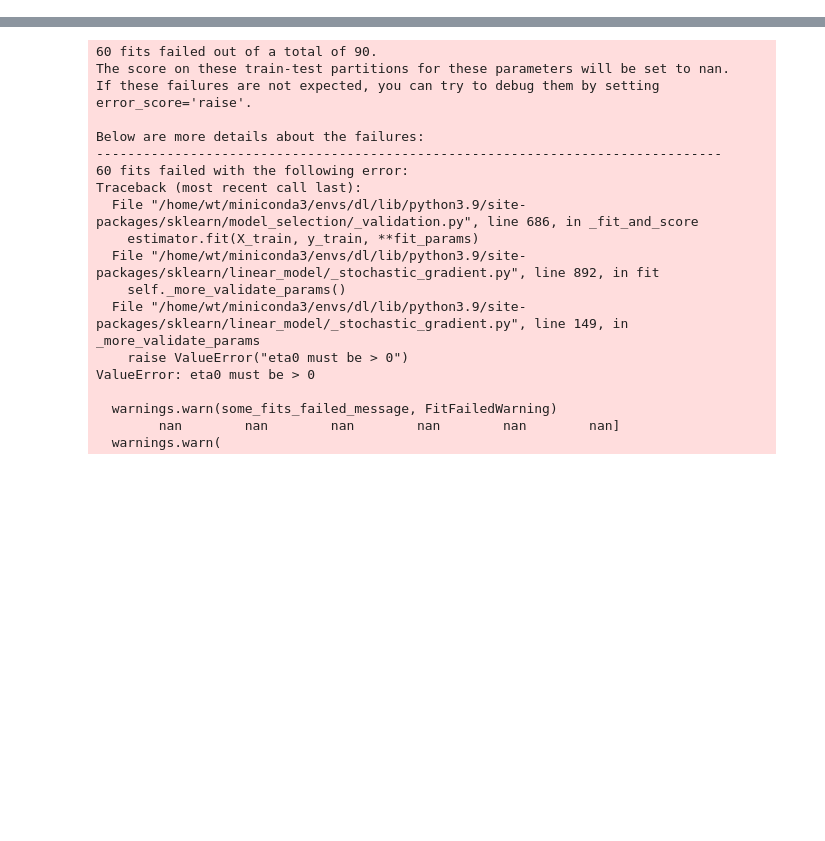
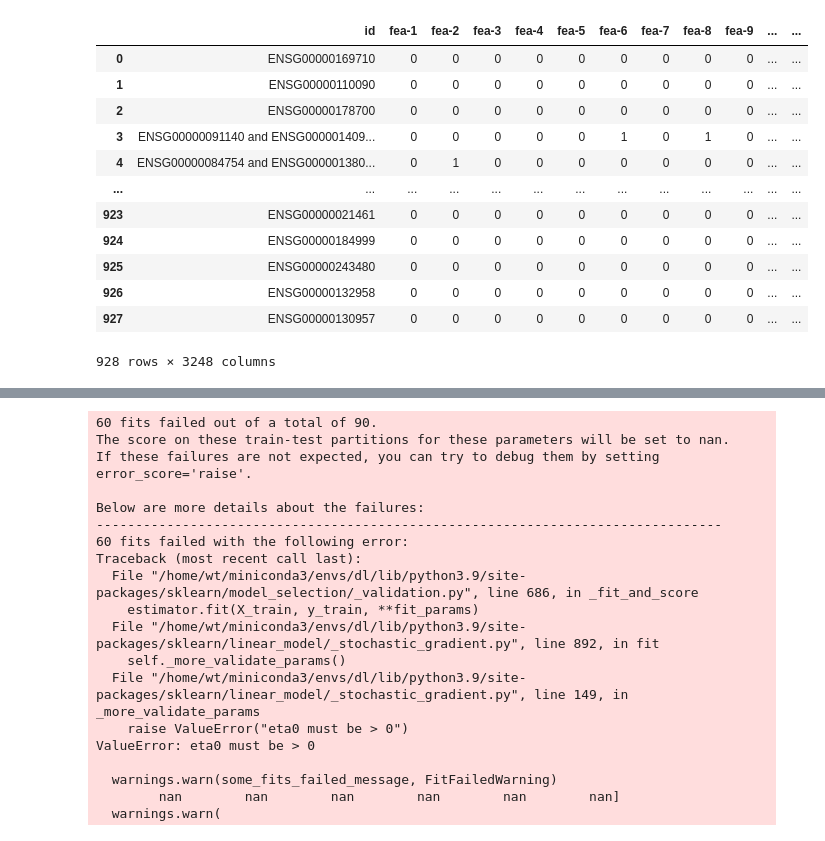
Before and after one commit to XSLiuLab/DeepMeta, a Jupyter notebook: scripts/model/model_cv_ml.ipynb, the cells around one changed output, grey strips where cells are left out. Saved outputs shown, nothing was run; the diff lists cells and outputs as text; code cells hidden in the pictures; blank space fills up the shorter version.

```diff
--- a/scripts/model/model_cv_ml.ipynb
+++ b/scripts/model/model_cv_ml.ipynb
@@ -21,4 +69,20 @@ gene_pc = pd.read_csv("/home/wt/meta_target/data/gene_pca.csv")
 # %%
 gene_feat = pd.read_csv("/home/wt/meta_target/data/all_train_gene_cpg.csv")
+# %%
+gene_feat
+# %% [output]
+|  | id | fea-1 | fea-2 | fea-3 | fea-4 | fea-5 | fea-6 | fea-7 | fea-8 | fea-9 | ... | ... |
+| 0 | ENSG00000169710 | 0 | 0 | 0 | 0 | 0 | 0 | 0 | 0 | 0 | ... | ... |
+| 1 | ENSG00000110090 | 0 | 0 | 0 | 0 | 0 | 0 | 0 | 0 | 0 | ... | ... |
+| 2 | ENSG00000178700 | 0 | 0 | 0 | 0 | 0 | 0 | 0 | 0 | 0 | ... | ... |
+| 3 | ENSG00000091140 and ENSG000001409... | 0 | 0 | 0 | 0 | 0 | 1 | 0 | 1 | 0 | ... | ... |
+| 4 | ENSG00000084754 and ENSG000001380... | 0 | 1 | 0 | 0 | 0 | 0 | 0 | 0 | 0 | ... | ... |
+| ... | ... | ... | ... | ... | ... | ... | ... | ... | ... | ... | ... | ... |
+| 923 | ENSG00000021461 | 0 | 0 | 0 | 0 | 0 | 0 | 0 | 0 | 0 | ... | ... |
+| 924 | ENSG00000184999 | 0 | 0 | 0 | 0 | 0 | 0 | 0 | 0 | 0 | ... | ... |
+| 925 | ENSG00000243480 | 0 | 0 | 0 | 0 | 0 | 0 | 0 | 0 | 0 | ... | ... |
+| 926 | ENSG00000132958 | 0 | 0 | 0 | 0 | 0 | 0 | 0 | 0 | 0 | ... | ... |
+| 927 | ENSG00000130957 | 0 | 0 | 0 | 0 | 0 | 0 | 0 | 0 | 0 | ... | ... |
+928 rows × 3248 columns
 # %%
 sample_info = pd.read_csv("/home/data/sdc/wt/model_data/new_model/cell_net_filter_exp/raw/train_cell_info.csv")
```
Also changed, not shown: parts of 10 cells of this notebook, 15 other files.
